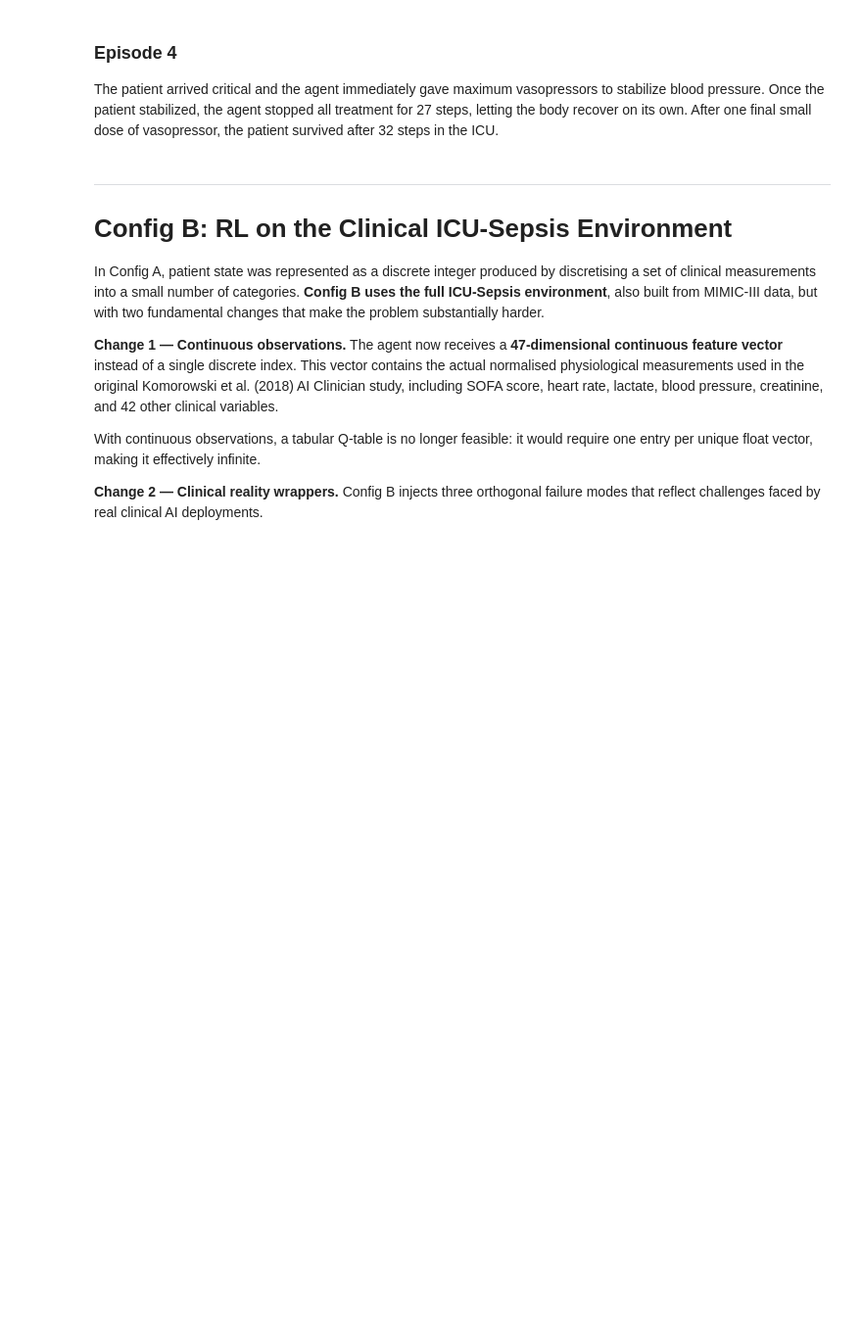
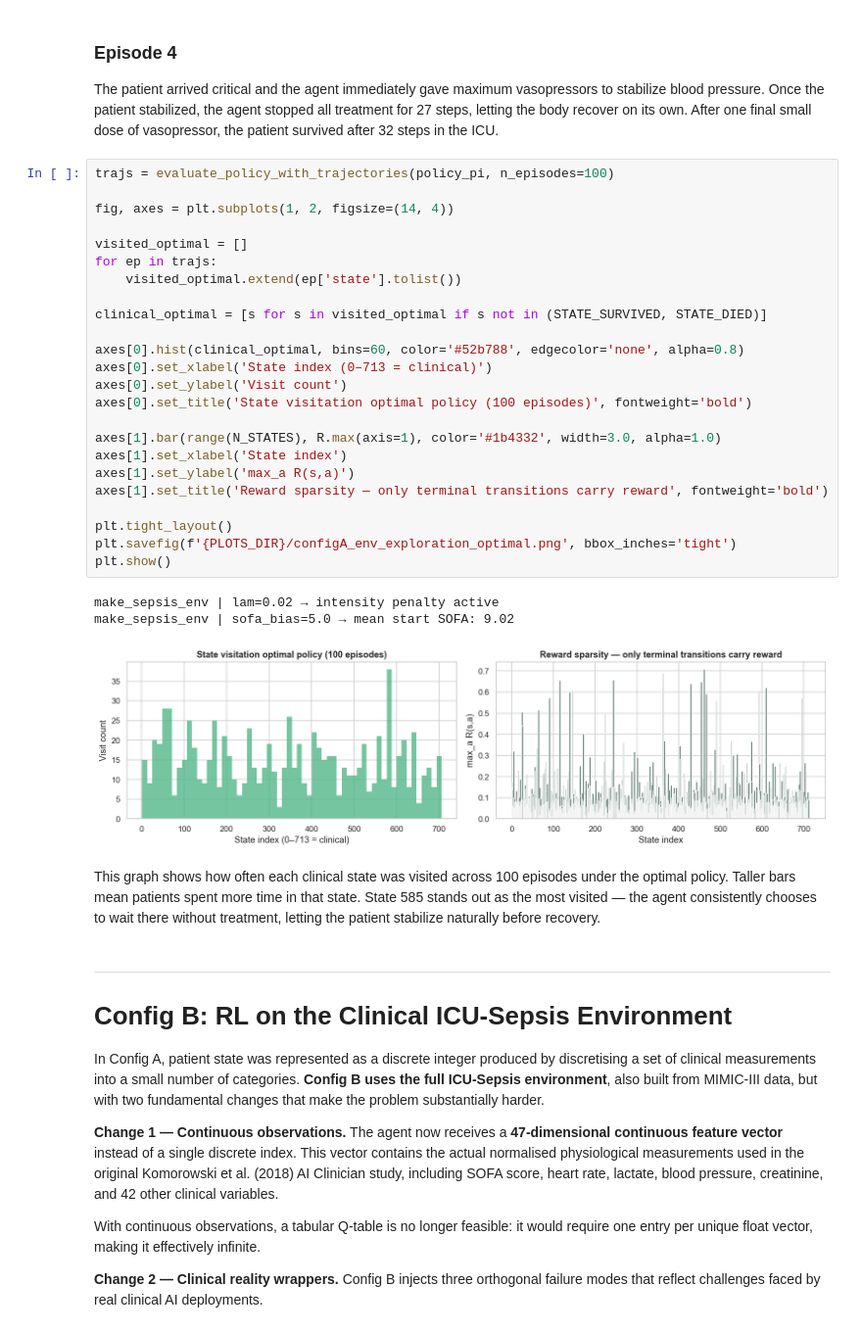
Before and after one commit to calcoafrancisca/RL_GroupAG, a Jupyter notebook: RL Project Code/sepsis_project - Students Version/rl_sepsis_project.ipynb, the cells around one changed output. Shown at 98% size. Saved outputs shown, nothing was run; the diff lists cells and outputs as text; blank space fills up the shorter version.

```diff
--- a/RL Project Code/sepsis_project - Students Version/rl_sepsis_project.ipynb
+++ b/RL Project Code/sepsis_project - Students Version/rl_sepsis_project.ipynb
@@ -641,6 +641,36 @@ print(trajs[3])
 ### Episode 4
 
 The patient arrived critical and the agent immediately gave maximum vasopressors to stabilize blood pressure. Once the patient stabilized, the agent stopped all treatment for 27 steps, letting the body recover on its own. After one final small dose of vasopressor, the patient survived after 32 steps in the ICU.
+# %%
+trajs = evaluate_policy_with_trajectories(policy_pi, n_episodes=100)
+
+fig, axes = plt.subplots(1, 2, figsize=(14, 4))
+
+visited_optimal = []
+for ep in trajs:
+    visited_optimal.extend(ep['state'].tolist())
+
+clinical_optimal = [s for s in visited_optimal if s not in (STATE_SURVIVED, STATE_DIED)]
+
+axes[0].hist(clinical_optimal, bins=60, color='#52b788', edgecolor='none', alpha=0.8)
+axes[0].set_xlabel('State index (0–713 = clinical)')
+axes[0].set_ylabel('Visit count')
+axes[0].set_title('State visitation optimal policy (100 episodes)', fontweight='bold')
+
+axes[1].bar(range(N_STATES), R.max(axis=1), color='#1b4332', width=3.0, alpha=1.0)
+axes[1].set_xlabel('State index')
+axes[1].set_ylabel('max_a R(s,a)')
+axes[1].set_title('Reward sparsity — only terminal transitions carry reward', fontweight='bold')
+
+plt.tight_layout()
+plt.savefig(f'{PLOTS_DIR}/configA_env_exploration_optimal.png', bbox_inches='tight')
+plt.show()
+# %% [output]
+make_sepsis_env | lam=0.02 → intensity penalty active
+make_sepsis_env | sofa_bias=5.0 → mean start SOFA: 9.02
+[figure, added]
+# %% [markdown]
+This graph shows how often each clinical state was visited across 100 episodes under the optimal policy. Taller bars mean patients spent more time in that state. State 585 stands out as the most visited — the agent consistently chooses to wait there without treatment, letting the patient stabilize naturally before recovery.
 # %% [markdown]
 ---
 # Config B: RL on the Clinical ICU-Sepsis Environment
```
Also changed, not shown: 1 other file.
